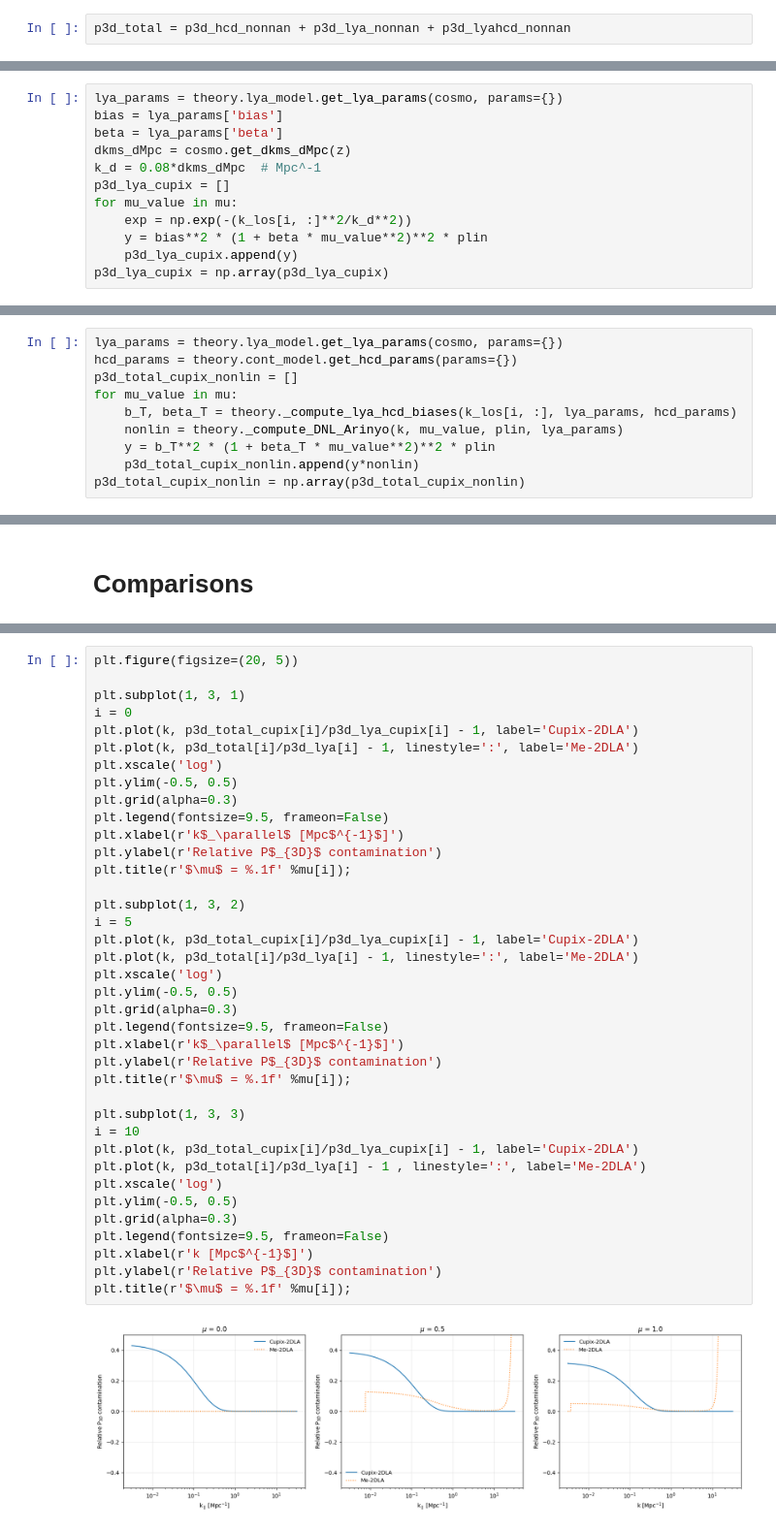
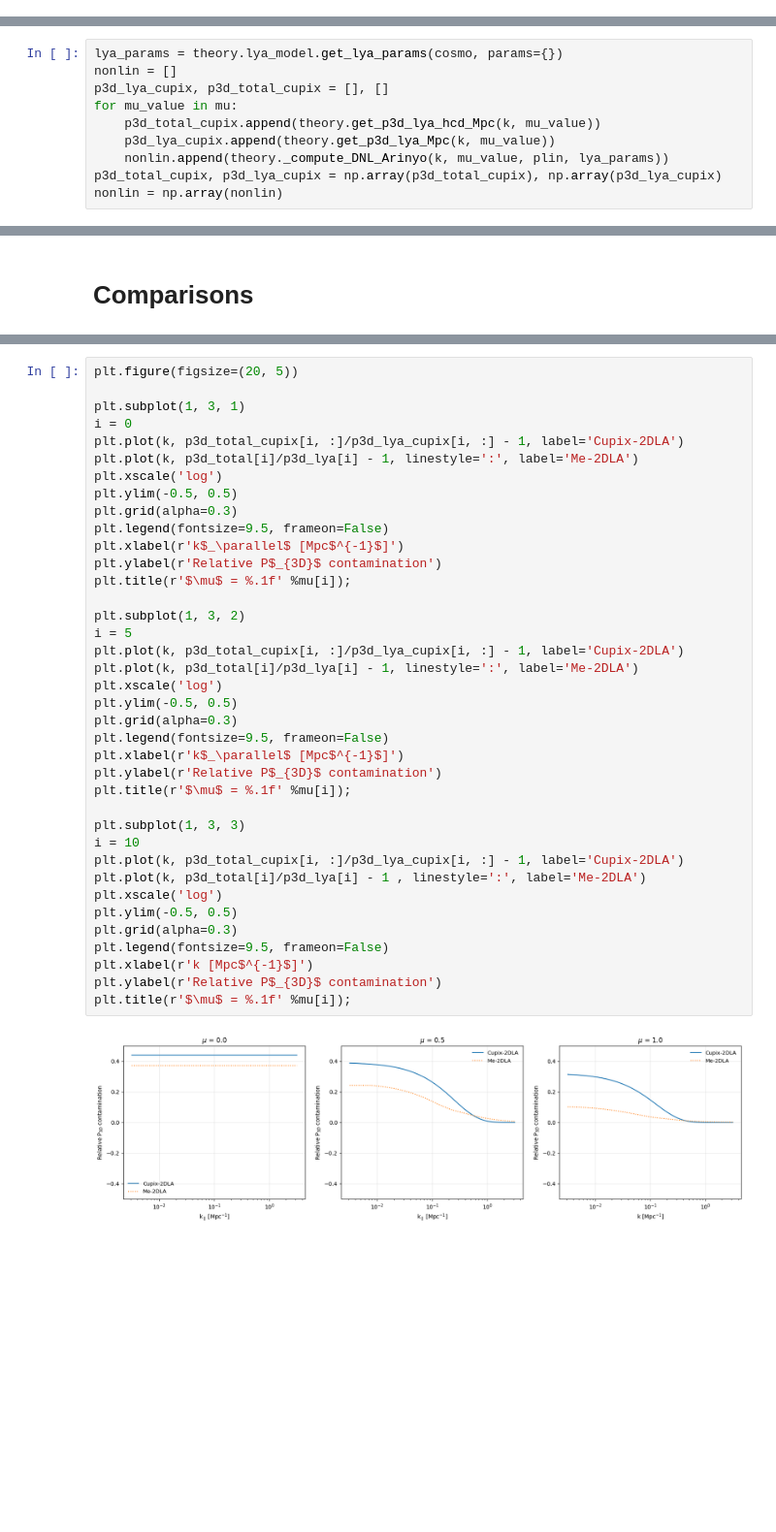
Before and after one commit to andreufont/astrid_hcd, a Jupyter notebook: MW11model/Comparisons/Hcd_contributions.ipynb, the cells around one changed output, grey strips where cells are left out. Shown at 97% size. Saved outputs shown, nothing was run; the diff lists cells and outputs as text; blank space fills up the shorter version.

Commit message:
Comparisons between cupix, mw11 and my code

```diff
--- a/MW11model/Comparisons/Hcd_contributions.ipynb
+++ b/MW11model/Comparisons/Hcd_contributions.ipynb
@@ -45,5 +45,3 @@ p3d_lyahcd_nonnan = np.nan_to_num(p3d_lyahcd, 0)
-# %%
-p3d_total = p3d_hcd_nonnan + p3d_lya_nonnan + p3d_lyahcd_nonnan
 # %%
 plt.figure(figsize=(20, 5))
 plt.suptitle(r'log(NHi) $\in$ %.2f - %.2f' %(NHirange.min(), NHirange.max()))
@@ -142,12 +129,0 @@ p3d_total_cupix = np.array(p3d_total_cupix)
-# %%
-lya_params = theory.lya_model.get_lya_params(cosmo, params={})
-bias = lya_params['bias']
-beta = lya_params['beta']
-dkms_dMpc = cosmo.get_dkms_dMpc(z)
-k_d = 0.08*dkms_dMpc  # Mpc^-1
-p3d_lya_cupix = []
-for mu_value in mu:
-    exp = np.exp(-(k_los[i, :]**2/k_d**2))
-    y = bias**2 * (1 + beta * mu_value**2)**2 * plin
-    p3d_lya_cupix.append(y)
-p3d_lya_cupix = np.array(p3d_lya_cupix)
@@ -158,10 +130,10 @@ I will do a version of the cupix code to try to adapt to mine
-# %%
-lya_params = theory.lya_model.get_lya_params(cosmo, params={})
-hcd_params = theory.cont_model.get_hcd_params(params={})
-p3d_total_cupix_nonlin = []
-for mu_value in mu:
-    b_T, beta_T = theory._compute_lya_hcd_biases(k_los[i, :], lya_params, hcd_params)
-    nonlin = theory._compute_DNL_Arinyo(k, mu_value, plin, lya_params)
-    y = b_T**2 * (1 + beta_T * mu_value**2)**2 * plin
-    p3d_total_cupix_nonlin.append(y*nonlin)
-p3d_total_cupix_nonlin = np.array(p3d_total_cupix_nonlin)
+# %%
+lya_params = theory.lya_model.get_lya_params(cosmo, params={})
+nonlin = []
+p3d_lya_cupix, p3d_total_cupix = [], []
+for mu_value in mu:
+    p3d_total_cupix.append(theory.get_p3d_lya_hcd_Mpc(k, mu_value))
+    p3d_lya_cupix.append(theory.get_p3d_lya_Mpc(k, mu_value))
+    nonlin.append(theory._compute_DNL_Arinyo(k, mu_value, plin, lya_params))
+p3d_total_cupix, p3d_lya_cupix = np.array(p3d_total_cupix), np.array(p3d_lya_cupix)
+nonlin = np.array(nonlin)
@@ -305,38 +377,38 @@ plt.figure(figsize=(20, 5))
 
 plt.subplot(1, 3, 1)
 i = 0
-plt.plot(k, p3d_total_cupix[i]/p3d_lya_cupix[i] - 1, label='Cupix-2DLA')
+plt.plot(k, p3d_total_cupix[i, :]/p3d_lya_cupix[i, :] - 1, label='Cupix-2DLA')
 plt.plot(k, p3d_total[i]/p3d_lya[i] - 1, linestyle=':', label='Me-2DLA')
 plt.xscale('log')
 plt.ylim(-0.5, 0.5)
 plt.grid(alpha=0.3)
 plt.legend(fontsize=9.5, frameon=False)
 plt.xlabel(r'k$_\parallel$ [Mpc$^{-1}$]')
 plt.ylabel(r'Relative P$_{3D}$ contamination')
 plt.title(r'$\mu$ = %.1f' %mu[i]);
 
 plt.subplot(1, 3, 2)
 i = 5
-plt.plot(k, p3d_total_cupix[i]/p3d_lya_cupix[i] - 1, label='Cupix-2DLA')
+plt.plot(k, p3d_total_cupix[i, :]/p3d_lya_cupix[i, :] - 1, label='Cupix-2DLA')
 plt.plot(k, p3d_total[i]/p3d_lya[i] - 1, linestyle=':', label='Me-2DLA')
 plt.xscale('log')
 plt.ylim(-0.5, 0.5)
 plt.grid(alpha=0.3)
 plt.legend(fontsize=9.5, frameon=False)
 plt.xlabel(r'k$_\parallel$ [Mpc$^{-1}$]')
 plt.ylabel(r'Relative P$_{3D}$ contamination')
 plt.title(r'$\mu$ = %.1f' %mu[i]);
 
 plt.subplot(1, 3, 3)
 i = 10
-plt.plot(k, p3d_total_cupix[i]/p3d_lya_cupix[i] - 1, label='Cupix-2DLA')
+plt.plot(k, p3d_total_cupix[i, :]/p3d_lya_cupix[i, :] - 1, label='Cupix-2DLA')
 plt.plot(k, p3d_total[i]/p3d_lya[i] - 1 , linestyle=':', label='Me-2DLA')
 plt.xscale('log')
 plt.ylim(-0.5, 0.5)
 plt.grid(alpha=0.3)
 plt.legend(fontsize=9.5, frameon=False)
 plt.xlabel(r'k [Mpc$^{-1}$]')
 plt.ylabel(r'Relative P$_{3D}$ contamination')
 plt.title(r'$\mu$ = %.1f' %mu[i]);
 # %% [output]
-[figure, old version]
+[figure, new version]
```
Also changed, not shown: parts of 16 cells of this notebook, 1 other file.
